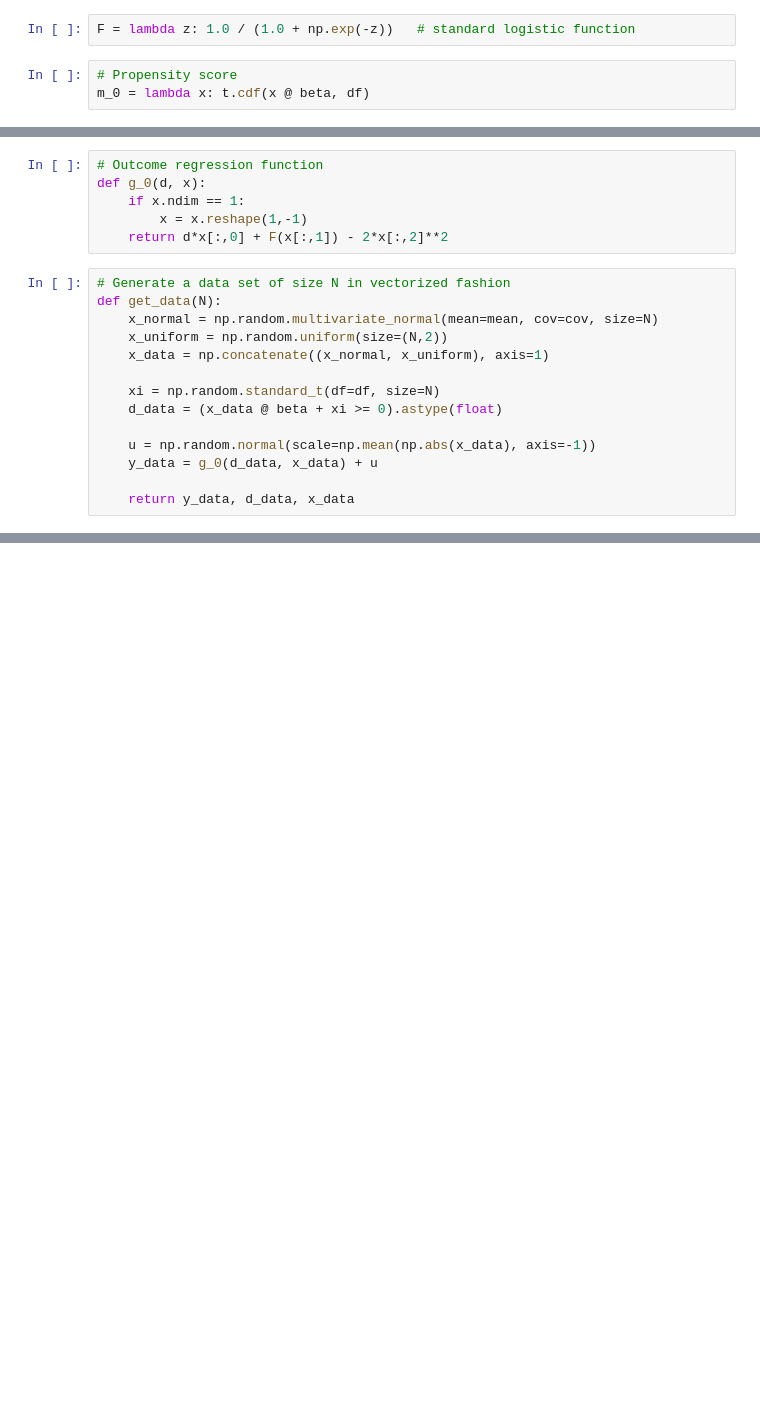
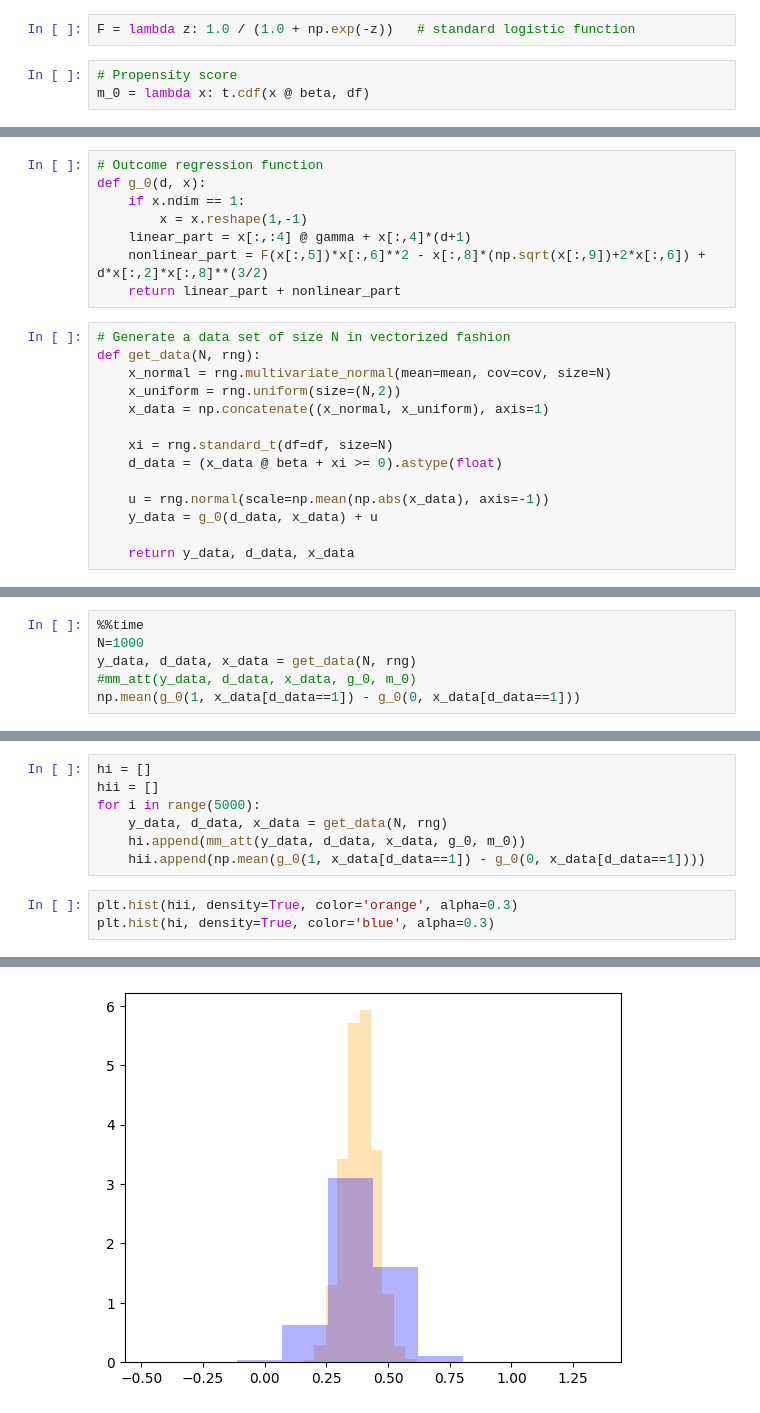
Before and after one commit to zijianwang2000/MA_CausalML, a Jupyter notebook: More complex model/Data generation.ipynb, the cells around one changed output, grey strips where cells are left out. Drawn from its saved outputs; the diff is of its cells as text; blank space fills up the shorter version.

```diff
--- a/More complex model/Data generation.ipynb
+++ b/More complex model/Data generation.ipynb
@@ -26,18 +80,20 @@ gamma =
 def g_0(d, x):
     if x.ndim == 1:
         x = x.reshape(1,-1)
-    return d*x[:,0] + F(x[:,1]) - 2*x[:,2]**2
+    linear_part = x[:,:4] @ gamma + x[:,4]*(d+1)
+    nonlinear_part = F(x[:,5])*x[:,6]**2 - x[:,8]*(np.sqrt(x[:,9])+2*x[:,6]) + d*x[:,2]*x[:,8]**(3/2)
+    return linear_part + nonlinear_part
 # %%
 # Generate a data set of size N in vectorized fashion
-def get_data(N):
-    x_normal = np.random.multivariate_normal(mean=mean, cov=cov, size=N)
-    x_uniform = np.random.uniform(size=(N,2))
+def get_data(N, rng):
+    x_normal = rng.multivariate_normal(mean=mean, cov=cov, size=N)
+    x_uniform = rng.uniform(size=(N,2))
     x_data = np.concatenate((x_normal, x_uniform), axis=1)
 
-    xi = np.random.standard_t(df=df, size=N)
+    xi = rng.standard_t(df=df, size=N)
     d_data = (x_data @ beta + xi >= 0).astype(float)
 
-    u = np.random.normal(scale=np.mean(np.abs(x_data), axis=-1))
+    u = rng.normal(scale=np.mean(np.abs(x_data), axis=-1))
     y_data = g_0(d_data, x_data) + u
 
     return y_data, d_data, x_data
@@ -78,0 +125,6 @@ Matrix is symmetric positive definite
+# %%
+%%time
+N=1000
+y_data, d_data, x_data = get_data(N, rng)
+#mm_att(y_data, d_data, x_data, g_0, m_0)
+np.mean(g_0(1, x_data[d_data==1]) - g_0(0, x_data[d_data==1]))
@@ -78,0 +135,11 @@ Matrix is symmetric positive definite
+# %%
+hi = []
+hii = []
+for i in range(5000):
+    y_data, d_data, x_data = get_data(N, rng)
+    hi.append(mm_att(y_data, d_data, x_data, g_0, m_0))
+    hii.append(np.mean(g_0(1, x_data[d_data==1]) - g_0(0, x_data[d_data==1])))
+# %%
+plt.hist(hii, density=True, color='orange', alpha=0.3)
+plt.hist(hi, density=True, color='blue', alpha=0.3)
+# %% [output]
@@ -78,0 +153 @@ Matrix is symmetric positive definite
+[figure, added]
```
Also changed, not shown: parts of 41 cells of this notebook, 7 other files.
